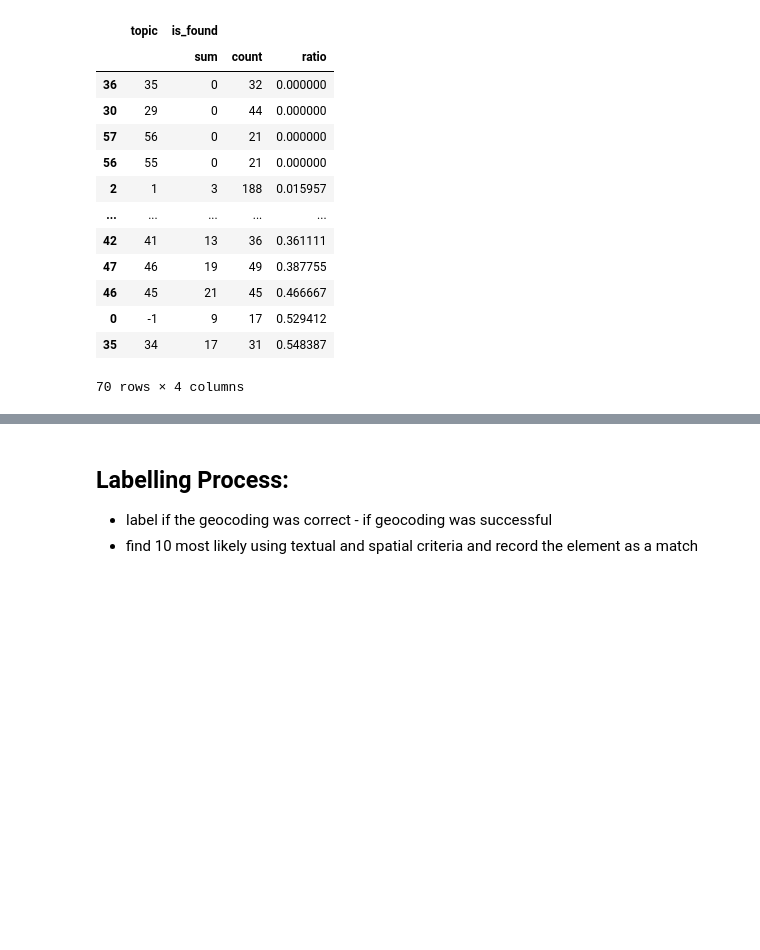
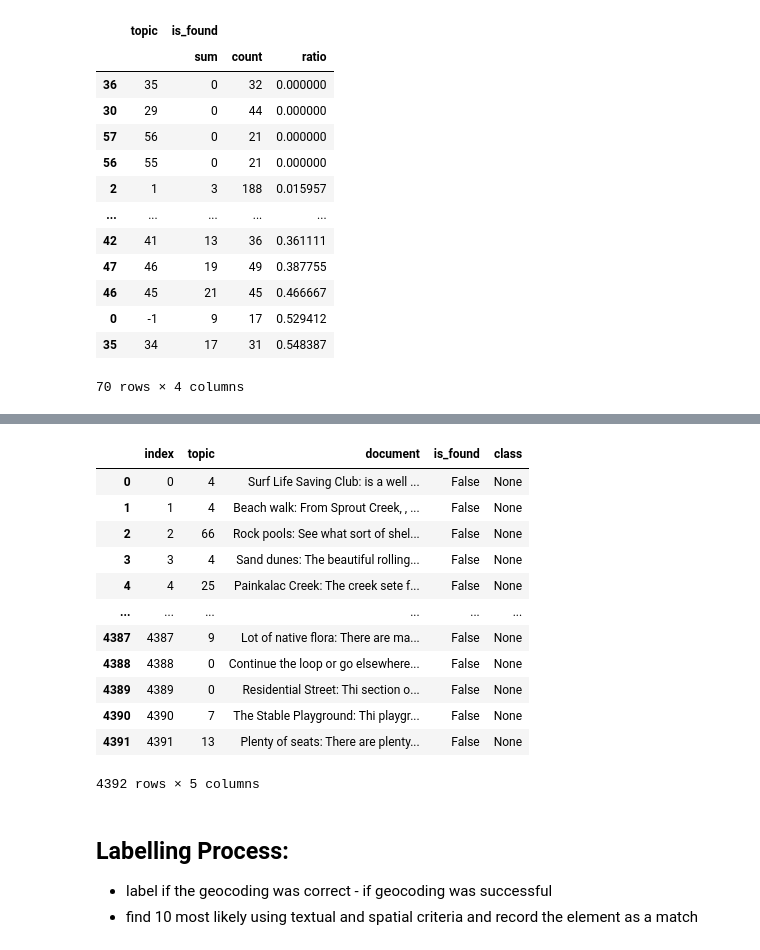
Before and after one commit to hamzeiehsan/leisure-walking-analysis, a Jupyter notebook: POIs.ipynb, the cells around one changed output, grey strips where cells are left out. Saved outputs shown, nothing was run; the diff lists cells and outputs as text; code cells hidden in the pictures; blank space fills up the shorter version.

```diff
--- a/POIs.ipynb
+++ b/POIs.ipynb
@@ -1614,0 +1614,16 @@ MultiIndex([(   'topic',      ''),
+# %%
+refined_topic_df
+# %% [output]
+|  | index | topic | document | is_found | class |
+| 0 | 0 | 4 | Surf Life Saving Club: is a well ... | False | None |
+| 1 | 1 | 4 | Beach walk: From Sprout Creek, , ... | False | None |
+| 2 | 2 | 66 | Rock pools: See what sort of shel... | False | None |
+| 3 | 3 | 4 | Sand dunes: The beautiful rolling... | False | None |
+| 4 | 4 | 25 | Painkalac Creek: The creek sete f... | False | None |
+| ... | ... | ... | ... | ... | ... |
+| 4387 | 4387 | 9 | Lot of native flora: There are ma... | False | None |
+| 4388 | 4388 | 0 | Continue the loop or go elsewhere... | False | None |
+| 4389 | 4389 | 0 | Residential Street: Thi section o... | False | None |
+| 4390 | 4390 | 7 | The Stable Playground: Thi playgr... | False | None |
+| 4391 | 4391 | 13 | Plenty of seats: There are plenty... | False | None |
+4392 rows × 5 columns
```
Also changed, not shown: parts of 12 cells of this notebook.
